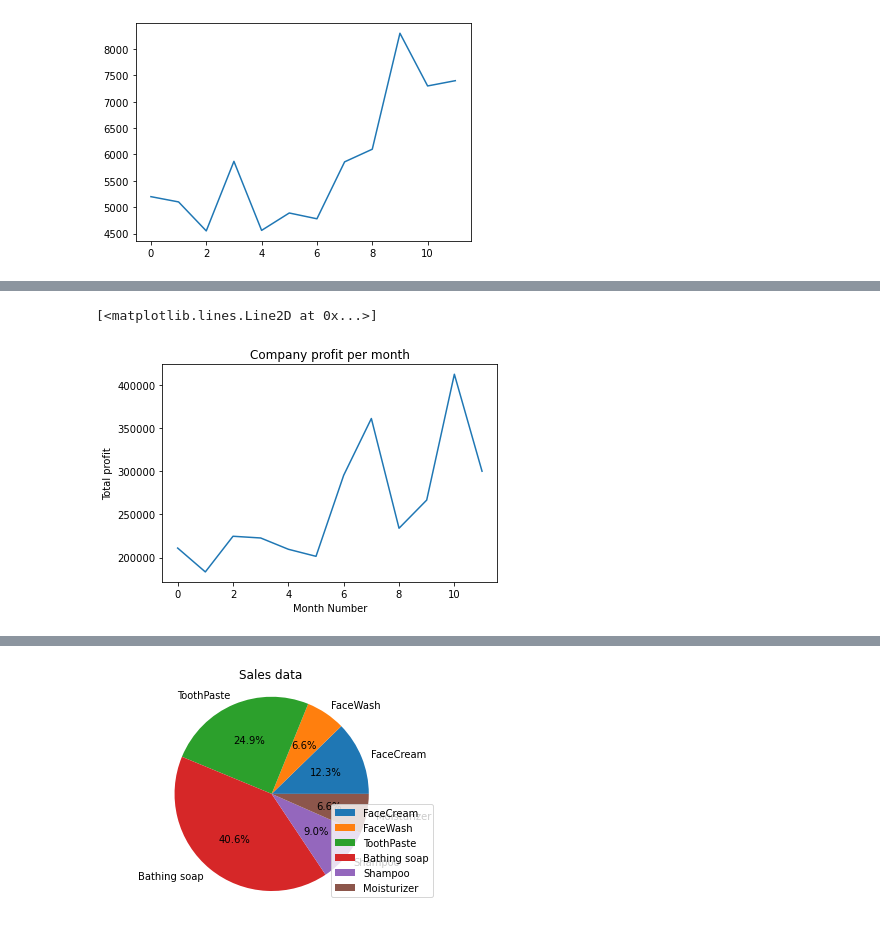
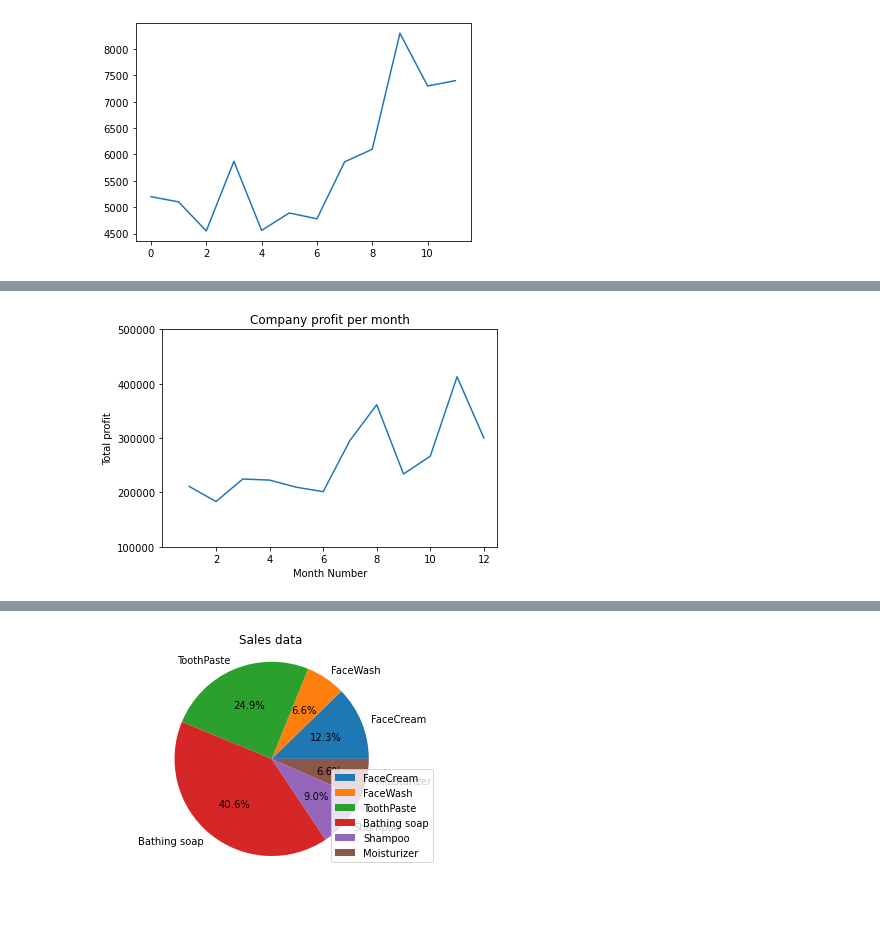
Before and after one commit to giessler10/DataScience21, a Jupyter notebook: Block_1/Assignments/1_MatplotLib.ipynb, the cells around one changed output, grey strips where cells are left out. Drawn from its saved outputs; the diff is of its cells as text; code cells hidden in the pictures.

```diff
--- a/Block_1/Assignments/1_MatplotLib.ipynb
+++ b/Block_1/Assignments/1_MatplotLib.ipynb
@@ -39,14 +39,21 @@ Total profit data provided for each month. Generated line plot must include the
 
 ### The result should look something like this:
 <img src="IMG/1.png" width=400>
-# %%
-plt.xlabel('Month Number')
-plt.ylabel('Total profit')
-plt.title('Company profit per month')
-plt.plot(data.total_profit)
-# %% [output]
-[<matplotlib.lines.Line2D at 0x...>]
-[figure, removed]
+# %%
+fig, ax = plt.subplots()
+
+ax.set_xlabel('Month Number')
+ax.set_ylabel('Total profit')
+ax.set_title('Company profit per month')
+plt.plot(data.month_number, data.total_profit)
+ax.set_ylim([100000, 500000])
+ax.set_xlim([0, 12.5])
+
+ax.set_yticks([100000,200000,300000,400000,500000])
+ax.set_xticks([2,4,6,8,10,12])
+plt.show()
+# %% [output]
+[figure, added]
 # %% [markdown]
 ## Exercise 2
 Get Total profit of all months and show line plot with the following Style properties
```
Also changed, not shown: parts of 4 cells of this notebook.
